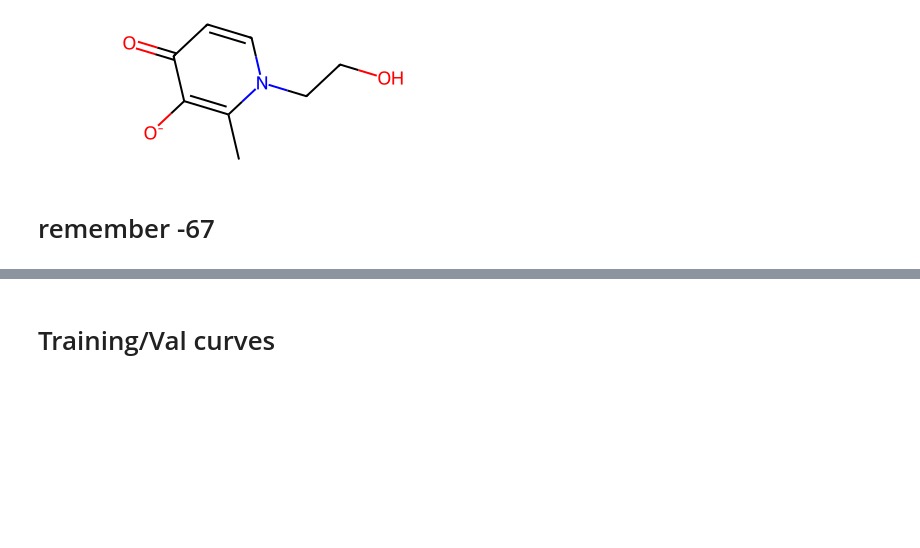
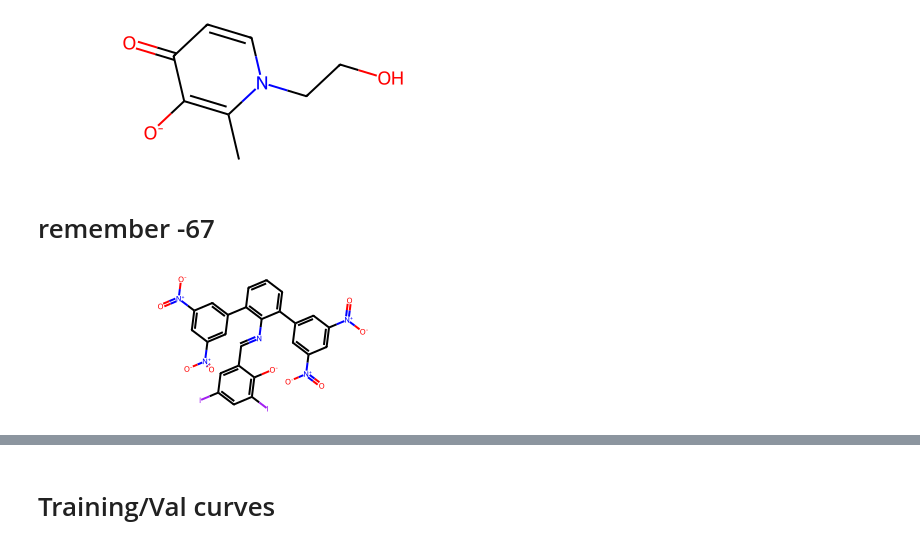
Before and after one commit to aarongarrison/coordination_prediction, a Jupyter notebook: visualization.ipynb, the cells around one changed output, grey strips where cells are left out. Saved outputs shown, nothing was run; the diff lists cells and outputs as text; code cells hidden in the pictures; blank space fills up the shorter version.

```diff
--- a/visualization.ipynb
+++ b/visualization.ipynb
@@ -361,3 +388,8 @@ mol
 [figure]
 # %% [markdown]
 # remember -67
+# %%
+m = Chem.MolFromSmiles('O=[N+]([O-])c1cc(-c2cccc(-c3cc([N+](=O)[O-])cc([N+](=O)[O-])c3)c2/N=C/c2cc(I)cc(I)c2[O-])cc([N+](=O)[O-])c1')
+m
+# %% [output]
+[figure, added]
```
Also changed, not shown: parts of 10 cells of this notebook.
